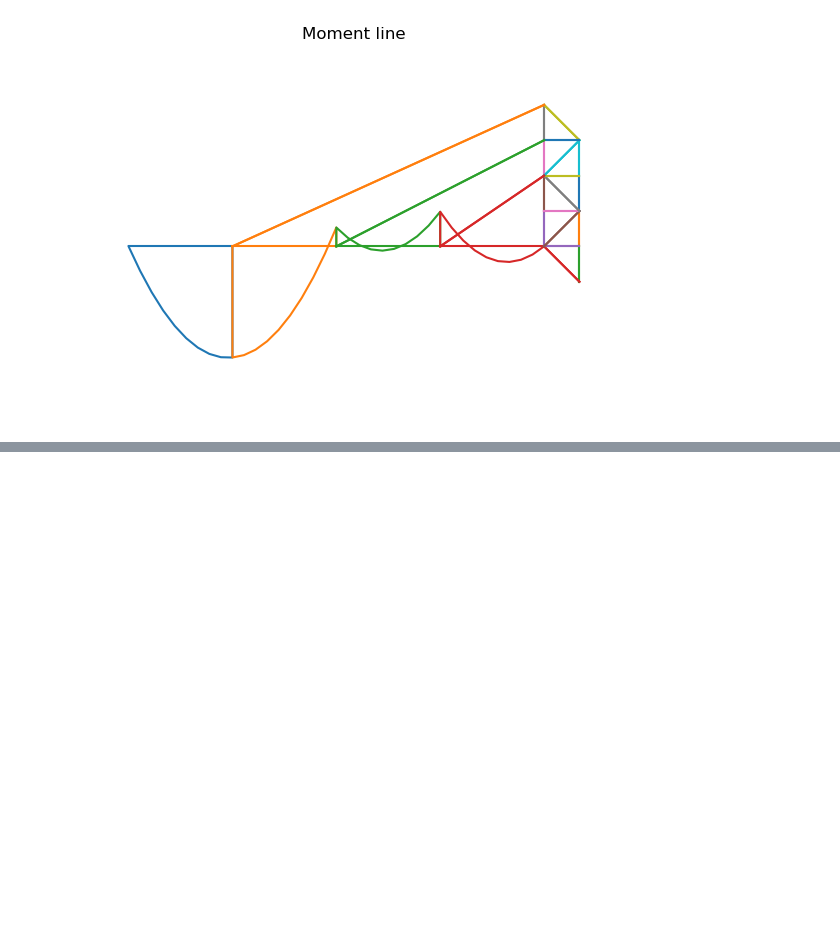
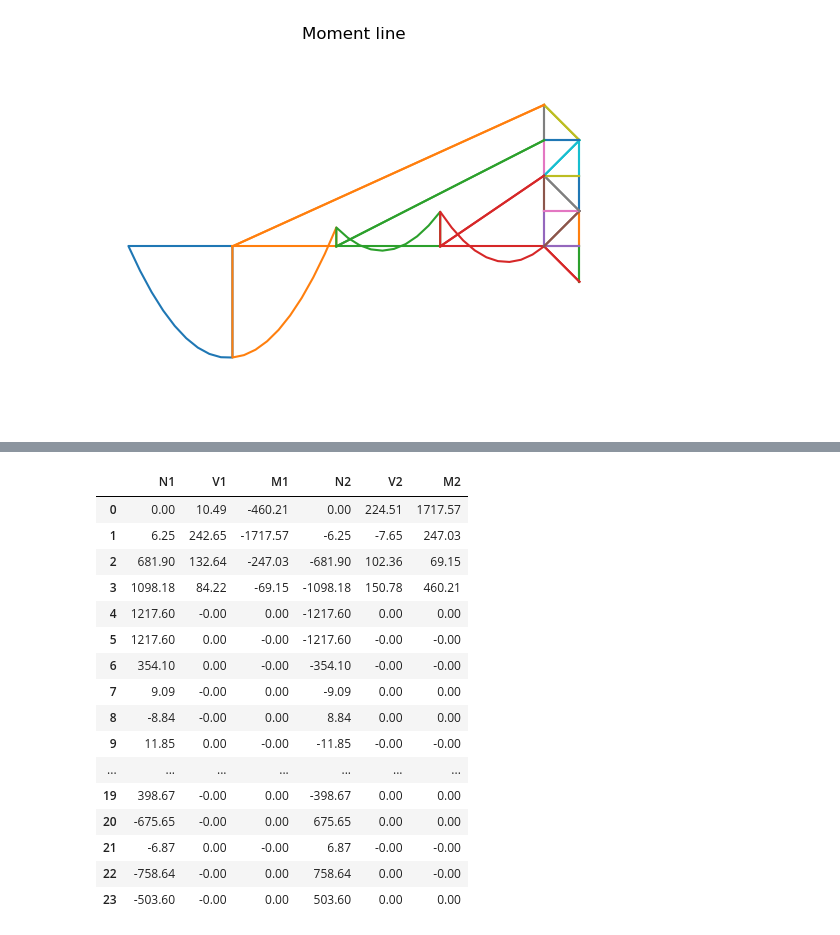
Before and after one commit to Ezzat1998/practice-assignments, a Jupyter notebook: graded_assignment_1.ipynb, the cells around one changed output, grey strips where cells are left out. Drawn from its saved outputs; the diff is of its cells as text; code cells hidden in the pictures; blank space fills up the shorter version.

```diff
--- a/graded_assignment_1.ipynb
+++ b/graded_assignment_1.ipynb
@@ -320,0 +175,9 @@ The shear force at the end   of element zero is 10.490196078419615 kN
+# %%
+## computing the nodal displacements
+u_full = con.full_disp(u)
+
+print('Displacement vectors per node [u, w, phi]')
+for i, node in enumerate(nodes):
+    node_dofs = node.dofs
+    node_displacements = u_full[node_dofs]
+    print(f'Node {i+1}: {node_displacements}')
@@ -320,0 +200,34 @@ The shear force at the end   of element zero is 10.490196078419615 kN
+# %%
+nodal_elems = []
+
+for i in range(len(elems)):
+    u_elem = con.full_disp(u)[elems[i].global_dofs()]
+    nodal_elem = np.matmul(elems[i].local_stiffness(),np.matmul(elems[i].T,u_elem)) - elems[i].local_element_load
+
+    # Rounds each element
+    rounded_nodal_elem = [round(x, 2) for x in nodal_elem]
+    nodal_elems.append(rounded_nodal_elem)
+nodal_elems
+forces = ['N1', 'V1','M1','N2','V2','M2']
+
+df = pd.DataFrame(nodal_elems, columns=['N1', 'V1', 'M1', 'N2', 'V2', 'M2'])
+
+display(df)
+# %% [output]
+|  | N1 | V1 | M1 | N2 | V2 | M2 |
+| 0 | 0.00 | 10.49 | -460.21 | 0.00 | 224.51 | 1717.57 |
+| 1 | 6.25 | 242.65 | -1717.57 | -6.25 | -7.65 | 247.03 |
+| 2 | 681.90 | 132.64 | -247.03 | -681.90 | 102.36 | 69.15 |
+| 3 | 1098.18 | 84.22 | -69.15 | -1098.18 | 150.78 | 460.21 |
+| 4 | 1217.60 | -0.00 | 0.00 | -1217.60 | 0.00 | 0.00 |
+| 5 | 1217.60 | 0.00 | -0.00 | -1217.60 | -0.00 | -0.00 |
+| 6 | 354.10 | 0.00 | -0.00 | -354.10 | -0.00 | -0.00 |
+| 7 | 9.09 | -0.00 | 0.00 | -9.09 | 0.00 | 0.00 |
+| 8 | -8.84 | -0.00 | 0.00 | 8.84 | 0.00 | 0.00 |
+| 9 | 11.85 | 0.00 | -0.00 | -11.85 | -0.00 | -0.00 |
+| ... | ... | ... | ... | ... | ... | ... |
+| 19 | 398.67 | -0.00 | 0.00 | -398.67 | 0.00 | 0.00 |
+| 20 | -675.65 | -0.00 | 0.00 | 675.65 | 0.00 | 0.00 |
+| 21 | -6.87 | 0.00 | -0.00 | 6.87 | -0.00 | -0.00 |
+| 22 | -758.64 | -0.00 | 0.00 | 758.64 | 0.00 | -0.00 |
+| 23 | -503.60 | -0.00 | 0.00 | 503.60 | 0.00 | 0.00 |
```
Also changed, not shown: parts of 10 cells of this notebook, 4 other files.
